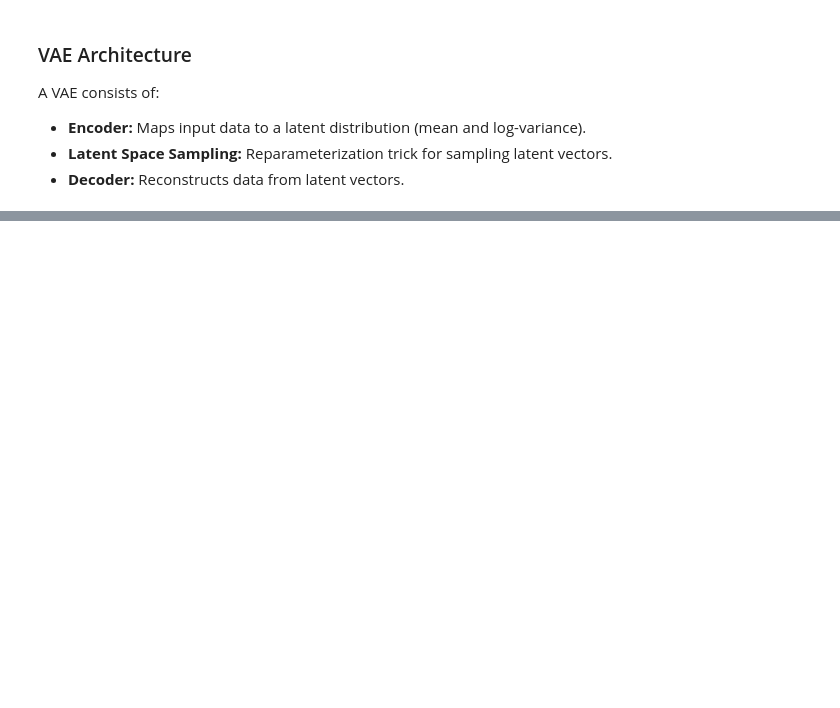
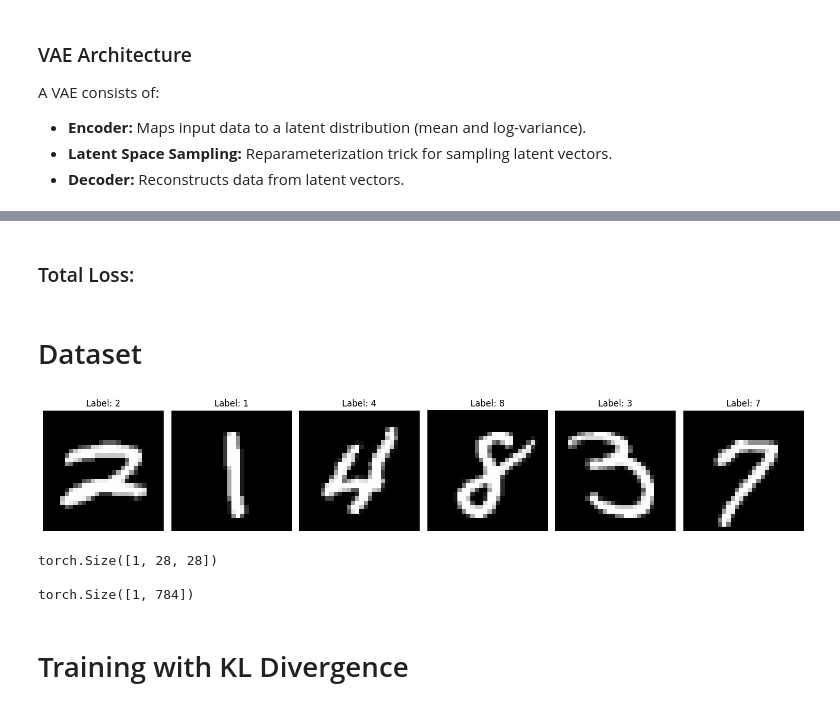
Before and after one commit to kezouke/VAExperiment, a Jupyter notebook: experiment.ipynb, the cells around one changed output, grey strips where cells are left out. Saved outputs shown, nothing was run; the diff lists cells and outputs as text; code cells hidden in the pictures; blank space fills up the shorter version.

```diff
--- a/experiment.ipynb
+++ b/experiment.ipynb
@@ -55,0 +165,2 @@ Traceback (most recent call last):  File "<frozen runpy>", line 198, in _run_mod
+# %% [markdown]
+### Total Loss:
@@ -55,0 +178,36 @@ Traceback (most recent call last):  File "<frozen runpy>", line 198, in _run_mod
+# %% [markdown]
+# Dataset
+# %%
+from torchvision import datasets, transforms
+
+transform = transforms.Compose([transforms.ToTensor()])
+train_dataset = datasets.MNIST(root='./data', train=True, download=True, transform=transform)
+train_loader = torch.utils.data.DataLoader(train_dataset, batch_size=64, shuffle=True)
+# %%
+import matplotlib.pyplot as plt
+
+# Get a batch of images and labels
+images, labels = next(iter(train_loader))
+
+# Plot some examples from the dataset
+fig, axes = plt.subplots(1, 6, figsize=(15, 4))
+for i, ax in enumerate(axes):
+    ax.imshow(images[i].squeeze(), cmap="gray")
+    ax.set_title(f"Label: {labels[i].item()}")
+    ax.axis("off")
+
+plt.tight_layout()
+plt.show()
+# %% [output]
+[figure, added]
+# %%
+x = images[i]
+print(x.shape)
+print()
+print(x.view(x.size(0), -1).shape)
+# %% [output]
+torch.Size([1, 28, 28])
+
+torch.Size([1, 784])
+# %% [markdown]
+# Training with KL Divergence
```
Also changed, not shown: parts of 39 cells of this notebook, 9 other files.
